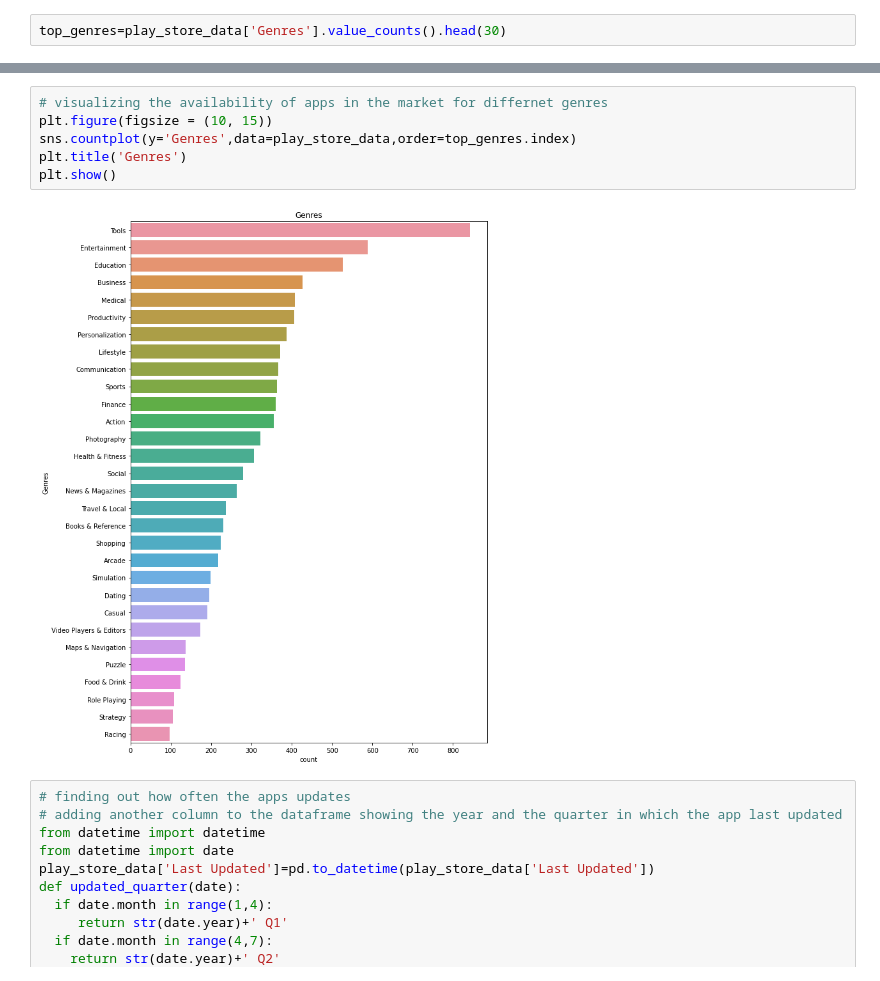
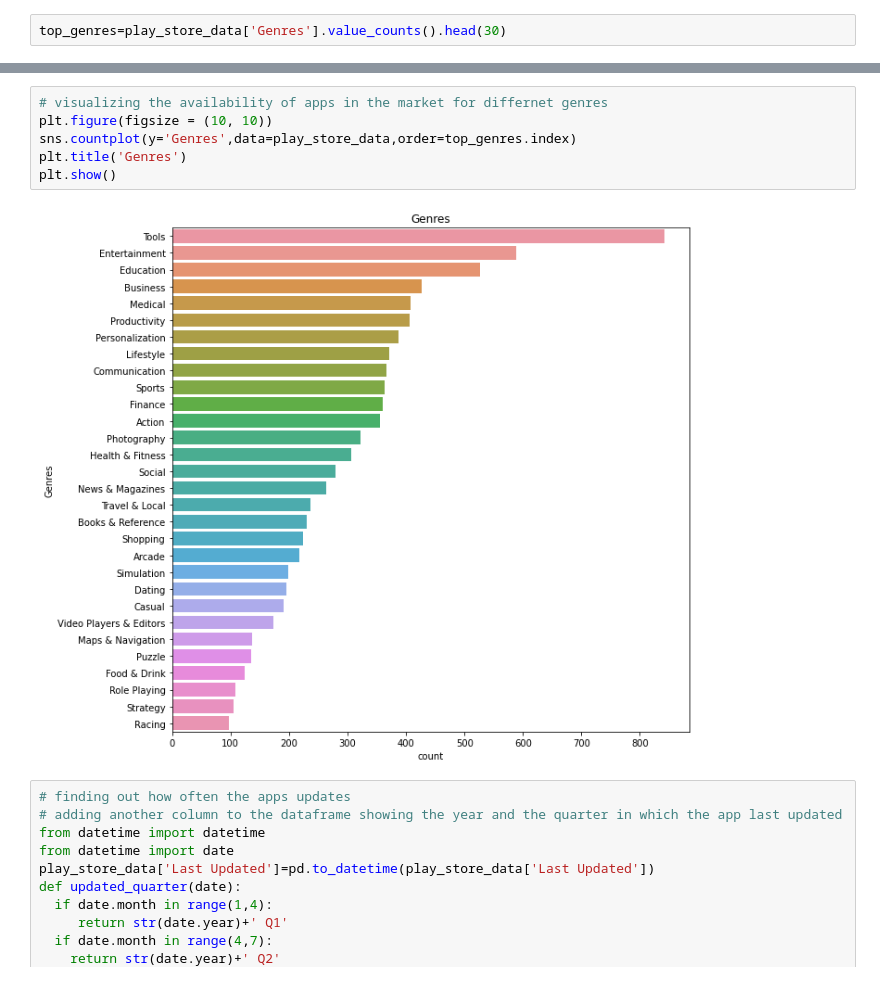
Before and after one commit to SREENIVASAN-KV/play_store_app_review, a Jupyter notebook: Play_Store_App_Review_Analysis_Capstone_Project.ipynb, the cells around one changed output, grey strips where cells are left out. Saved outputs shown, nothing was run; the diff lists cells and outputs as text.

```diff
--- a/Play_Store_App_Review_Analysis_Capstone_Project.ipynb
+++ b/Play_Store_App_Review_Analysis_Capstone_Project.ipynb
@@ -161,12 +164,12 @@ Racing                      98
 Name: Genres, dtype: int64
 # %%
 # visualizing the availability of apps in the market for differnet genres
-plt.figure(figsize = (10, 15))
+plt.figure(figsize = (10, 10))
 sns.countplot(y='Genres',data=play_store_data,order=top_genres.index)
 plt.title('Genres')
 plt.show()
 # %% [output]
-[figure, old version]
+[figure, new version]
 # %%
 # finding out how often the apps updates
 # adding another column to the dataframe showing the year and the quarter in which the app last updated
```
Also changed, not shown: parts of 10 cells of this notebook.
